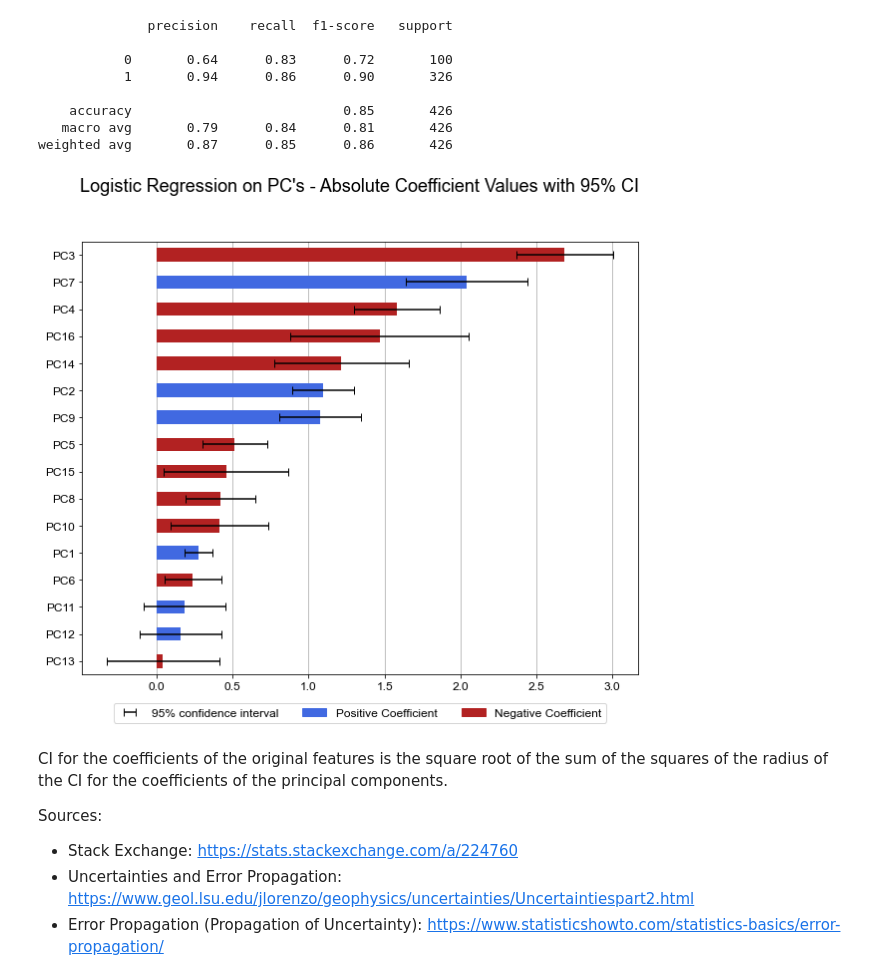
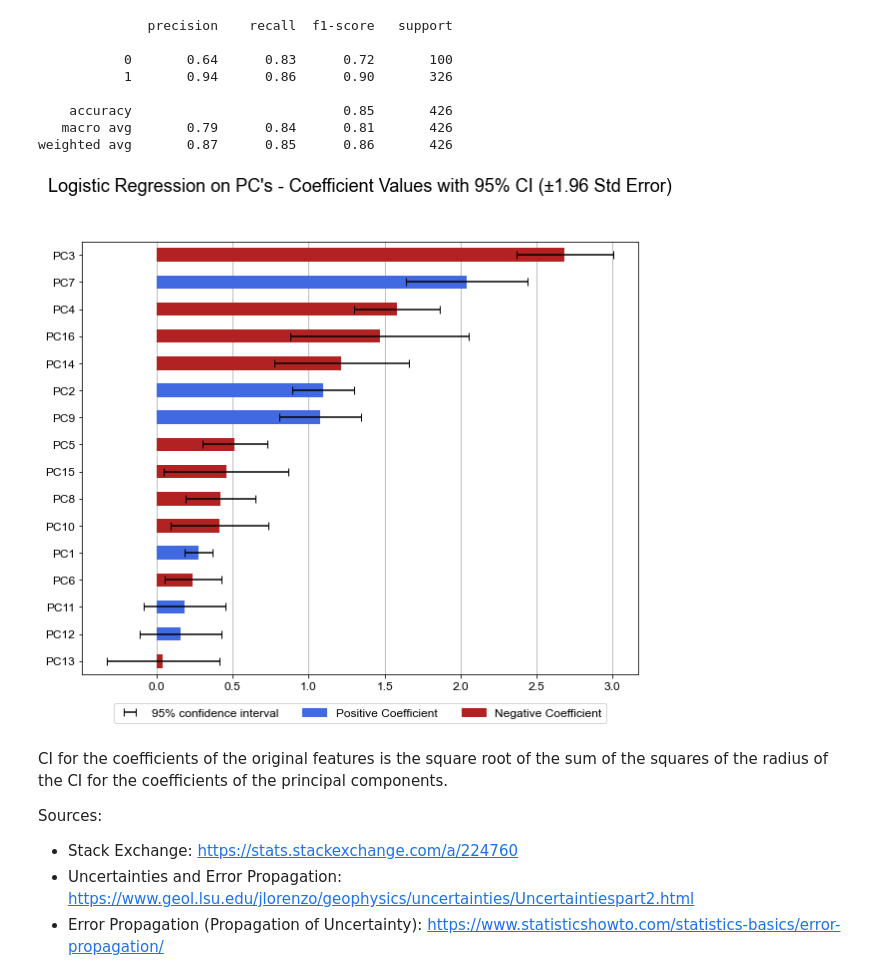
Before and after one commit to PedroAntonacio/example-ml-models, a Jupyter notebook: code/classification-binary.ipynb, the cells around one changed output. Drawn from its saved outputs; the diff is of its cells as text; code cells hidden in the pictures.

```diff
--- a/code/classification-binary.ipynb
+++ b/code/classification-binary.ipynb
@@ -370,8 +396,8 @@ pca = PCA(n_components=n_components)
 
 pca_cols = [f'PC{i}' for i in range(1,n_components+1)]
 # The PCA model requires standardized (z-scored) data
-X_train_pca = pd.DataFrame(pca.fit_transform(X_train_std), columns=pca_cols, index=idx_train)
-X_test_pca = pd.DataFrame(pca.transform(X_test_std), columns=pca_cols, index=idx_test)
+X_train_pca = pd.DataFrame(pca.fit_transform(X_train_std_allcols), columns=pca_cols, index=idx_train)
+X_test_pca = pd.DataFrame(pca.transform(X_test_std_allcols), columns=pca_cols, index=idx_test)
 X_train_pca_coeffs = pd.DataFrame(pca.components_, index=pca_cols, columns=X.columns)
 
 print(f"Number of Principal Components (PC's) used: {len(pca.explained_variance_ratio_)} (out of {X.shape[1]} possible PC's)")
@@ -473,7 +499,7 @@ def gridsearch_cv(X_train_, y_train_, model, space, n_splits, n_repeats,
     # define evaluation
     cv = RepeatedStratifiedKFold(n_splits=n_splits, n_repeats=n_repeats, random_state=random_state)
     # define search
-    search = GridSearchCV(model, space, scoring=scoring, n_jobs=-1, cv=cv, refit=refit)
+    search = GridSearchCV(model, space, scoring=scoring, n_jobs=-1, cv=cv, refit=refit, verbose=0)
     # execute search
     result_cv = search.fit(X_train_, y_train_)
 
@@ -510,7 +536,10 @@ def logit_stderror(model, x):
 # %%
 import matplotlib.patches as mpatches
 
-def plot_importance(df_importance, title):
+def get_order_of_magnitude(number):
+    return math.floor(math.log(number, 10))
+
+def plot_importance(df_importance, model_description):
 
     idx_order = df_importance.index
     df_importance['Absolute Coefficients'] = df_importance['Coefficients'].abs()
@@ -527,27 +556,30 @@ def plot_importance(df_importance, title):
     fig, ax = plt.subplots()
 
     max_coeff = df_importance['Absolute Coefficients'].max()
-    big_errors = []
+    big_cis = []
+    cis = df_importance['Standard Error'].copy() * 1.96 # x1.96 to get 95% CI
+    for idx, ci in cis.iteritems():
+        if get_order_of_magnitude(ci) > get_order_of_magnitude(max_coeff):
+            big_cis.append((idx, ci))
+            cis.loc[idx] = 0 # remover CIs grandes para que a barra de erro fique dentro da escala visivel
 
-    error = df_importance['Standard Error'].copy() * 1.96 # x1.96 to get 95% CI
-    for idx, err in df_importance['Standard Error'].iteritems():
-        if err > max_coeff:
-            big_errors.append((idx, err))
-            error.loc[idx] = max_coeff
+    fill_value = 1.75 * np.average([max_coeff, cis.max()]) # valor arbitrario para usar no lugar dos CIs muito grandes
+    for idx_err, big_ci in big_cis:
+        cis.loc[idx_err] = fill_value # preencher CIs grandes com o maior CI da mesma ordem de grandez (valor arbitrario)
 
     df_importance['Absolute Coefficients'].plot(
         kind="barh", color=df_importance['Color'], figsize=(10, df_importance.shape[0]/2), legend=False, ax=ax,
-        xerr=error.reindex(df_importance.index), ecolor='black', error_kw={'label':'95% confidence interval', 'capsize':4, 'capthick':1}
+        xerr=cis.reindex(df_importance.index), ecolor='black', error_kw={'label':'95% confidence interval', 'capsize':4, 'capthick':1}
     )
 
-    for idx_err, big_err in big_errors:
-        display_string = f"  ...  (95% CI = ±{big_err:,.2f})"
-        ax.text(df_importance['Absolute Coefficients'].loc[idx_err] + max_coeff, df_importance['Standard Error'].index.get_loc(idx_err)-0.025,
-                display_string, color='black', fontweight='bold')
+    for idx_err, big_ci in big_cis:
+        display_string = f". . . .\n(95% CI = ±{big_ci:,.2f})"
+        ax.text(df_importance['Absolute Coefficients'].loc[idx_err] + 1.14*fill_value, df_importance['Standard Error'].index.get_loc(idx_err)+0.275,
+                display_string, color='black', fontweight='bold', ha='right', va='top', linespacing=1.5)
 
     ax.xaxis.grid()
     ax.set_axisbelow(True)
-    plt.title(title, pad=50, fontsize=BIGGER_SIZE)
+    plt.title(model_description + ' - Coefficient Values with 95% CI (±1.96 Std Error)', pad=50, fontsize=BIGGER_SIZE)
     legend_patches = [
         ax.get_legend_handles_labels()[0][0], # confidence interval
         mpatches.Patch(color=colors_dict['Positive'], label='Positive Coefficient'),
@@ -664,5 +664,5 @@ space_logreg = {
     'solver': ['newton-cg', 'lbfgs', 'liblinear', 'sag', 'saga'],
     'penalty': ['none', 'l1', 'l2', 'elasticnet'],
     'C': np.logspace(-5, 2, num=15, base=10.0), # 10e-5 to 100 in 15 steps
-    'class_weight': ['balanced']
+    'class_weight': ['balanced'],
 }
@@ -774,9 +760,9 @@ weighted avg       0.87      0.85      0.86       426
 # %%
 df_importance_components_pca = pd.DataFrame(np.transpose(model_logreg_pca.coef_), columns=['Coefficients'], index=pca_cols)
 df_importance_components_pca['Standard Error'] = logit_stderror(model_logreg_pca, X_train_pca)[1:]
-df_importance_components_pca = plot_importance(df_importance_components_pca, title="Logistic Regression on PC's - Absolute Coefficient Values with 95% CI")
+df_importance_components_pca = plot_importance(df_importance_components_pca, model_description="Logistic Regression on PC's")
 # %% [output]
-[figure, old version]
+[figure, new version]
 # %% [markdown]
 CI for the coefficients of the original features is the square root of the sum of the squares of the radius of the CI for the coefficients of the principal components.
 
```
Also changed, not shown: parts of 70 cells of this notebook, 1 other file.
